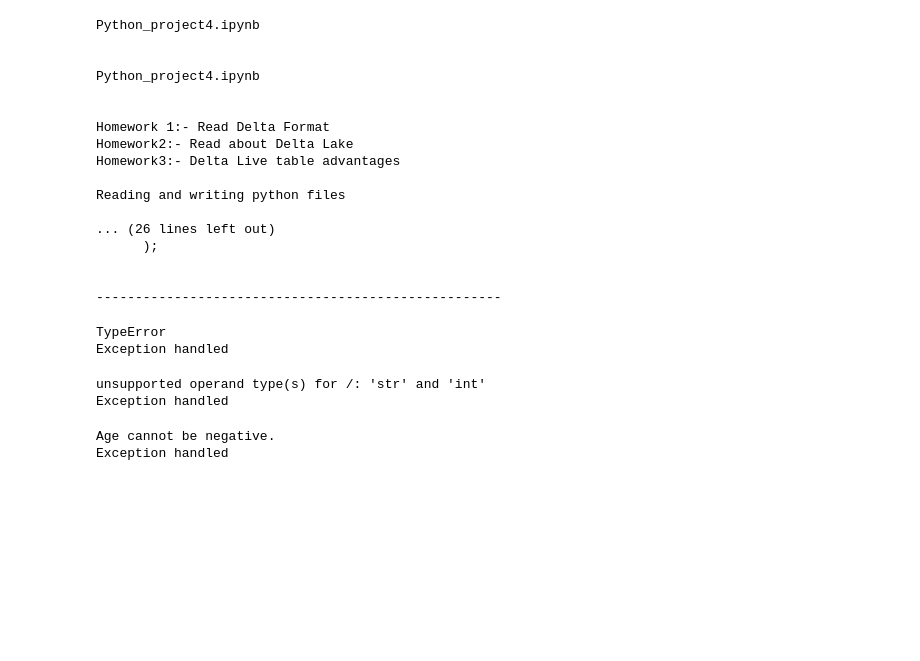
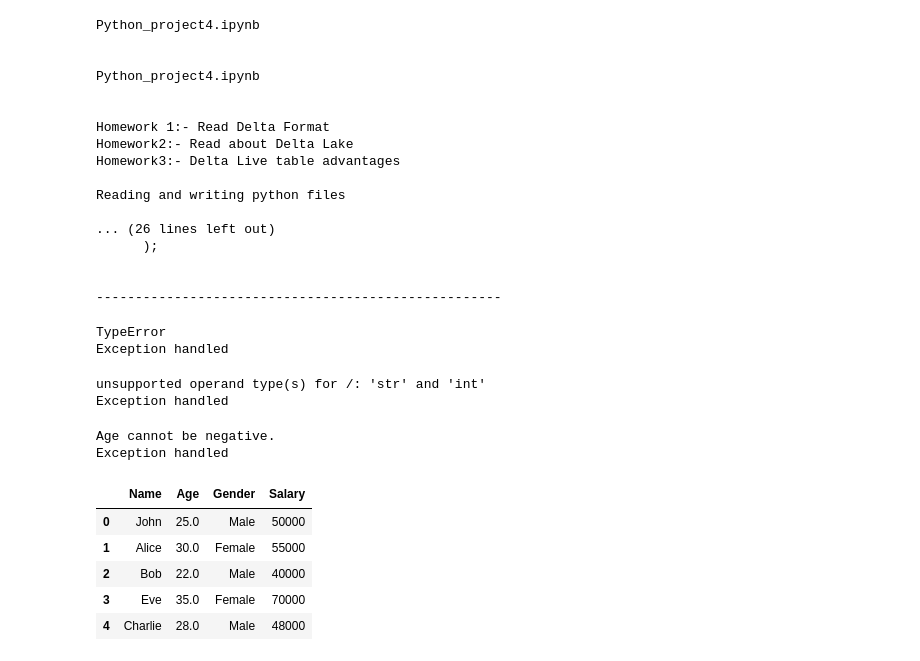
Before and after one commit to Sreemayidontha/Python-daily-codes, a Jupyter notebook: Python_daily.ipynb, the cells around one changed output. Cells and saved outputs as stored; diff of their text form; code cells hidden in the pictures; blank space fills up the shorter version.

```diff
--- a/Python_daily.ipynb
+++ b/Python_daily.ipynb
@@ -2321,0 +2336,9 @@ Exception handled
+# %%
+df
+# %% [output]
+|  | Name | Age | Gender | Salary |
+| 0 | John | 25.0 | Male | 50000 |
+| 1 | Alice | 30.0 | Female | 55000 |
+| 2 | Bob | 22.0 | Male | 40000 |
+| 3 | Eve | 35.0 | Female | 70000 |
+| 4 | Charlie | 28.0 | Male | 48000 |
```
Also changed, not shown: parts of 18 cells of this notebook.
